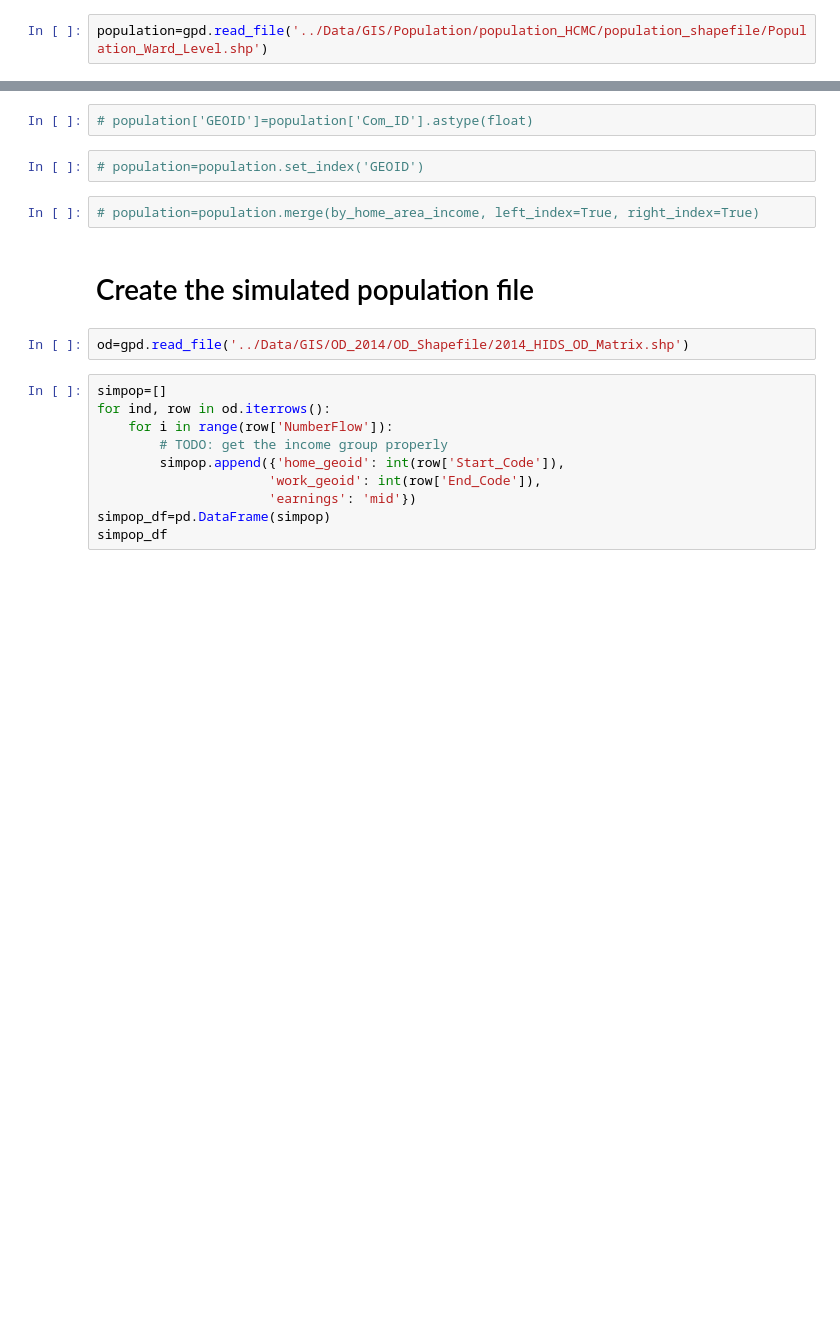
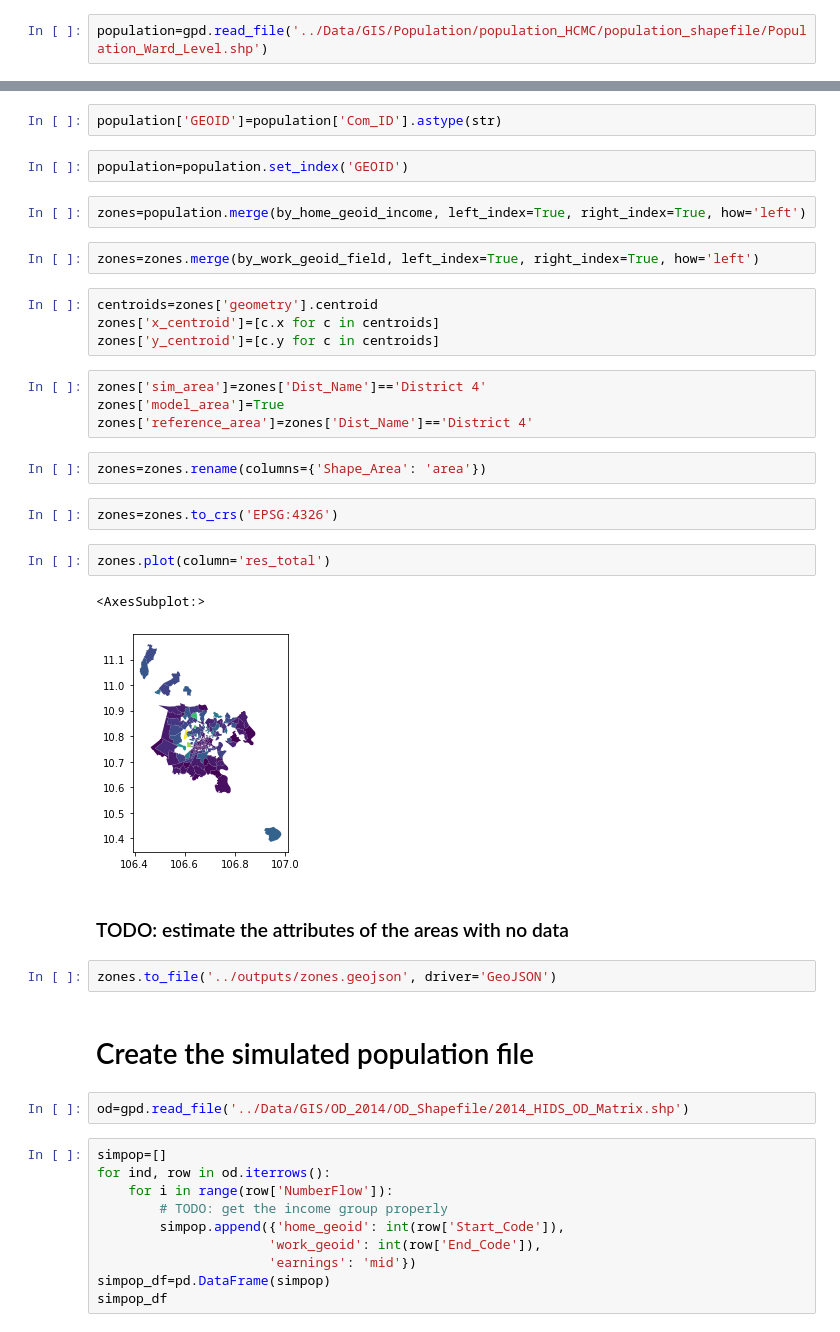
Before and after one commit to CityScope/CSL_HCMC, a Jupyter notebook: data_analysis/aggregate_survey_data.ipynb, the cells around one changed output, grey strips where cells are left out. Saved outputs shown, nothing was run; the diff lists cells and outputs as text; blank space fills up the shorter version.

Commit message:
Joined ward shapefile with residential and working population estimates.

```diff
--- a/data_analysis/aggregate_survey_data.ipynb
+++ b/data_analysis/aggregate_survey_data.ipynb
@@ -201,9 +253,32 @@ population=gpd.read_file('../Data/GIS/Population/population_HCMC/population_shap
 # %%
-# population['GEOID']=population['Com_ID'].astype(float)
+population['GEOID']=population['Com_ID'].astype(str)
 # %%
-# population=population.set_index('GEOID')
+population=population.set_index('GEOID')
 # %%
-# population=population.merge(by_home_area_income, left_index=True, right_index=True)
+zones=population.merge(by_home_geoid_income, left_index=True, right_index=True, how='left')
+# %%
+zones=zones.merge(by_work_geoid_field, left_index=True, right_index=True, how='left')
+# %%
+centroids=zones['geometry'].centroid
+zones['x_centroid']=[c.x for c in centroids]
+zones['y_centroid']=[c.y for c in centroids]
+# %%
+zones['sim_area']=zones['Dist_Name']=='District 4'
+zones['model_area']=True
+zones['reference_area']=zones['Dist_Name']=='District 4'
+# %%
+zones=zones.rename(columns={'Shape_Area': 'area'})
+# %%
+zones=zones.to_crs('EPSG:4326')
+# %%
+zones.plot(column='res_total')
+# %% [output]
+<AxesSubplot:>
+[figure, added]
+# %% [markdown]
+### TODO: estimate the attributes of the areas with no data
+# %%
+zones.to_file('../outputs/zones.geojson', driver='GeoJSON')
 # %% [markdown]
 # Create the simulated population file
 # %%
```
Also changed, not shown: parts of 11 cells of this notebook, 2 other files.
